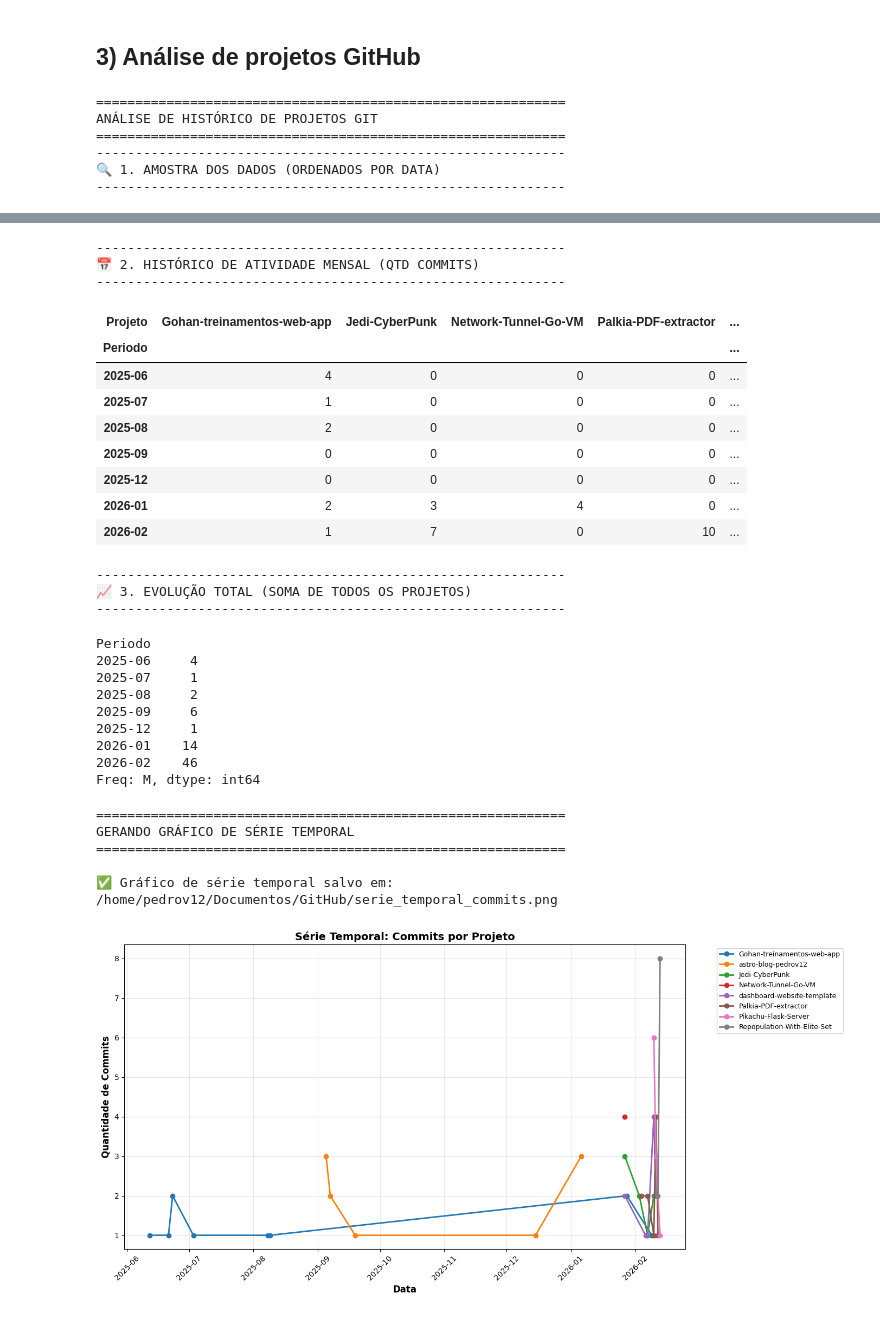
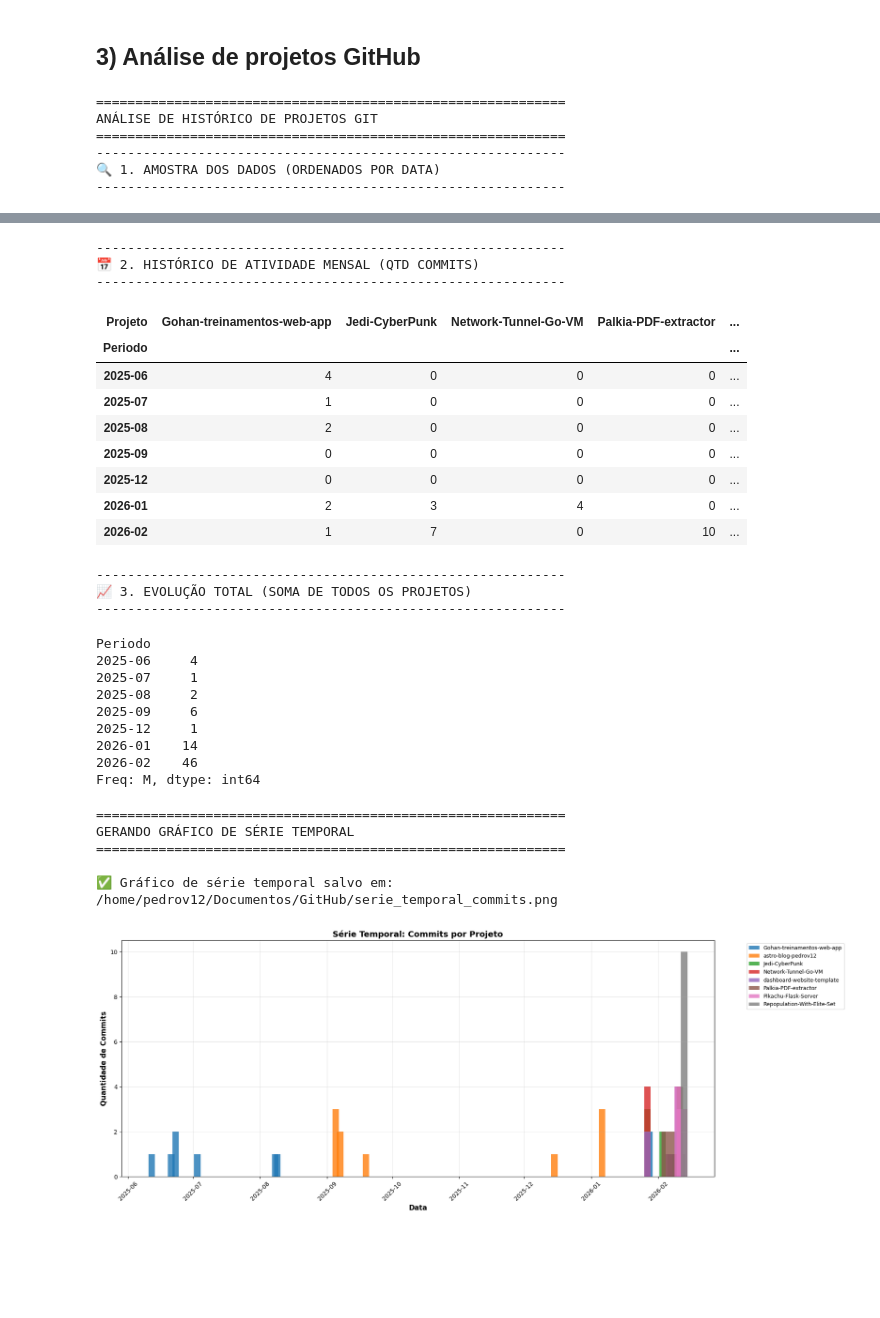
Before and after one commit to PedroVic12/Pikachu-Flask-Server, a Jupyter notebook: batcaverna/batcaverna-project/scripts/RelatorioProjetosGithub.ipynb, the cells around one changed output, grey strips where cells are left out. Saved outputs shown, nothing was run; the diff lists cells and outputs as text; code cells hidden in the pictures; blank space fills up the shorter version.

```diff
--- a/batcaverna/batcaverna-project/scripts/RelatorioProjetosGithub.ipynb
+++ b/batcaverna/batcaverna-project/scripts/RelatorioProjetosGithub.ipynb
@@ -231,31 +231,50 @@ def analisar():
         return None
 
 
-def plotar_serie_temporal(df):
-    """Plota série temporal com commits por projeto"""
+def plotar_serie_temporal(df, type="lines"):
+    """Plota série temporal com commits por projeto.
+
+    Parâmetros:
+        df: DataFrame com colunas ["Data", "Projeto"] (e opcionalmente outras).
+        type: "lines" (padrão) ou "bar".
+    """
     if df is None or df.empty:
         print("Erro: DataFrame vazio ou inválido.")
         return
+
+    if type not in {"lines", "bar"}:
+        raise ValueError('Parâmetro "type" deve ser "lines" ou "bar".')
 
     try:
         # Agrupa por data e projeto, contando commits
         df_temporal = df.groupby(["Data", "Projeto"]).size().reset_index(name="Commits")
 
         # Cria figura com tamanho maior
-        plt.figure(figsize=(14, 7))
+        plt.figure(figsize=(18, 7))
 
-        # Plota cada projeto como uma linha
+        # Plota cada projeto
         for projeto in df_temporal["Projeto"].unique():
-            dados_projeto = df_temporal[df_temporal["Projeto"] == projeto].sort_values(
-                "Data"
+            dados_projeto = (
+                df_temporal[df_temporal["Projeto"] == projeto]
+                .sort_values("Data")
             )
-            plt.plot(
-                dados_projeto["Data"],
-                dados_projeto["Commits"],
-                marker="o",
-                label=projeto,
-                linewidth=2,
-            )
+
+            if type == "lines":
+                plt.plot(
+                    dados_projeto["Data"],
+                    dados_projeto["Commits"],
+                    marker="o",
+                    label=projeto,
+                    linewidth=5,
+                )
+            else:  # type == "bar"
+                plt.bar(
+                    dados_projeto["Data"],
+                    dados_projeto["Commits"],
+                    label=projeto,
+                    alpha=0.8,
+                    width=3,  # Largura das barras
+                )
 
         plt.xlabel("Data", fontsize=12, fontweight="bold")
         plt.ylabel("Quantidade de Commits", fontsize=12, fontweight="bold")
@@ -291,7 +310,7 @@ if __name__ == "__main__":
     print("\n" + "=" * 60)
     print("GERANDO GRÁFICO DE SÉRIE TEMPORAL")
     print("=" * 60)
-    plotar_serie_temporal(df)
+    plotar_serie_temporal(df,"bar")
 # %% [output]
 ============================================================
 ANÁLISE DE HISTÓRICO DE PROJETOS GIT
@@ -319,33 +338,33 @@ ANÁLISE DE HISTÓRICO DE PROJETOS GIT
 ------------------------------------------------------------
 📅 2. HISTÓRICO DE ATIVIDADE MENSAL (QTD COMMITS)
 ------------------------------------------------------------
 | Projeto | Gohan-treinamentos-web-app | Jedi-CyberPunk | Network-Tunnel-Go-VM | Palkia-PDF-extractor | ... |
 | Periodo |  |  |  |  | ... |
 | 2025-06 | 4 | 0 | 0 | 0 | ... |
 | 2025-07 | 1 | 0 | 0 | 0 | ... |
 | 2025-08 | 2 | 0 | 0 | 0 | ... |
 | 2025-09 | 0 | 0 | 0 | 0 | ... |
 | 2025-12 | 0 | 0 | 0 | 0 | ... |
 | 2026-01 | 2 | 3 | 4 | 0 | ... |
 | 2026-02 | 1 | 7 | 0 | 10 | ... |
 ------------------------------------------------------------
 📈 3. EVOLUÇÃO TOTAL (SOMA DE TODOS OS PROJETOS)
 ------------------------------------------------------------
 Periodo
 2025-06     4
 2025-07     1
 2025-08     2
 2025-09     6
 2025-12     1
 2026-01    14
 2026-02    46
 Freq: M, dtype: int64
 ============================================================
 GERANDO GRÁFICO DE SÉRIE TEMPORAL
 ============================================================
 
 ✅ Gráfico de série temporal salvo em: /home/pedrov12/Documentos/GitHub/serie_temporal_commits.png
-[figure, old version]
+[figure, new version]
 # %%
 import pandas as pd
 import matplotlib.pyplot as plt
```
Also changed, not shown: parts of 2 cells of this notebook, 3 other files.
